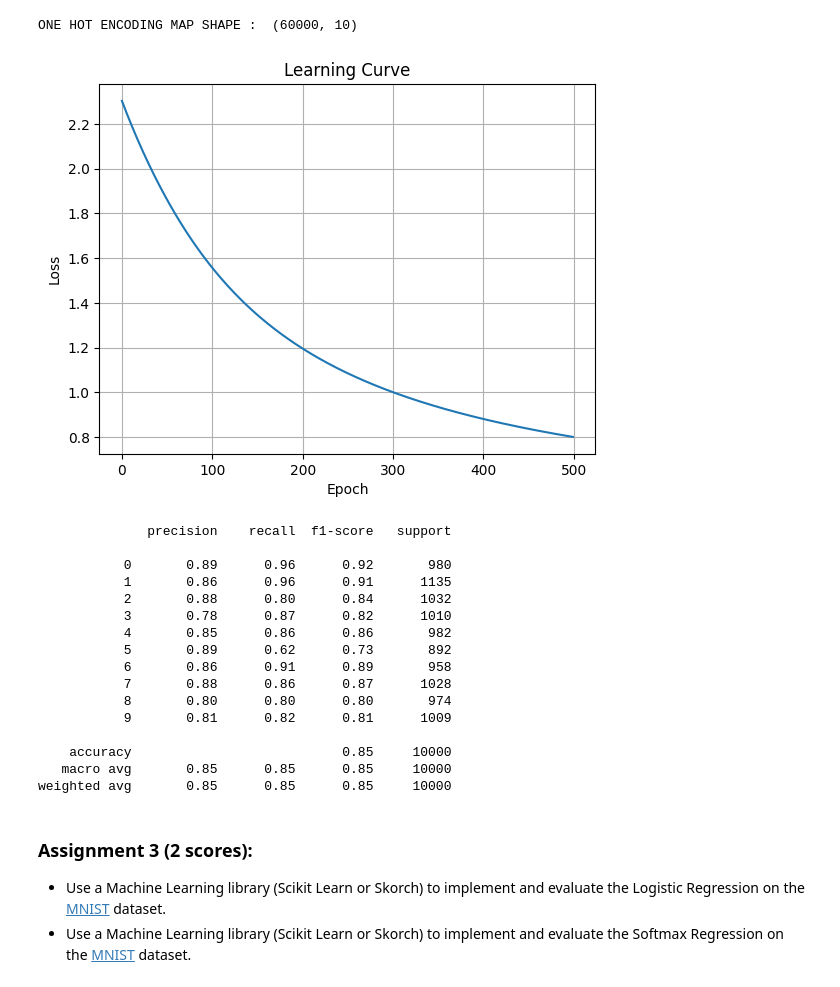
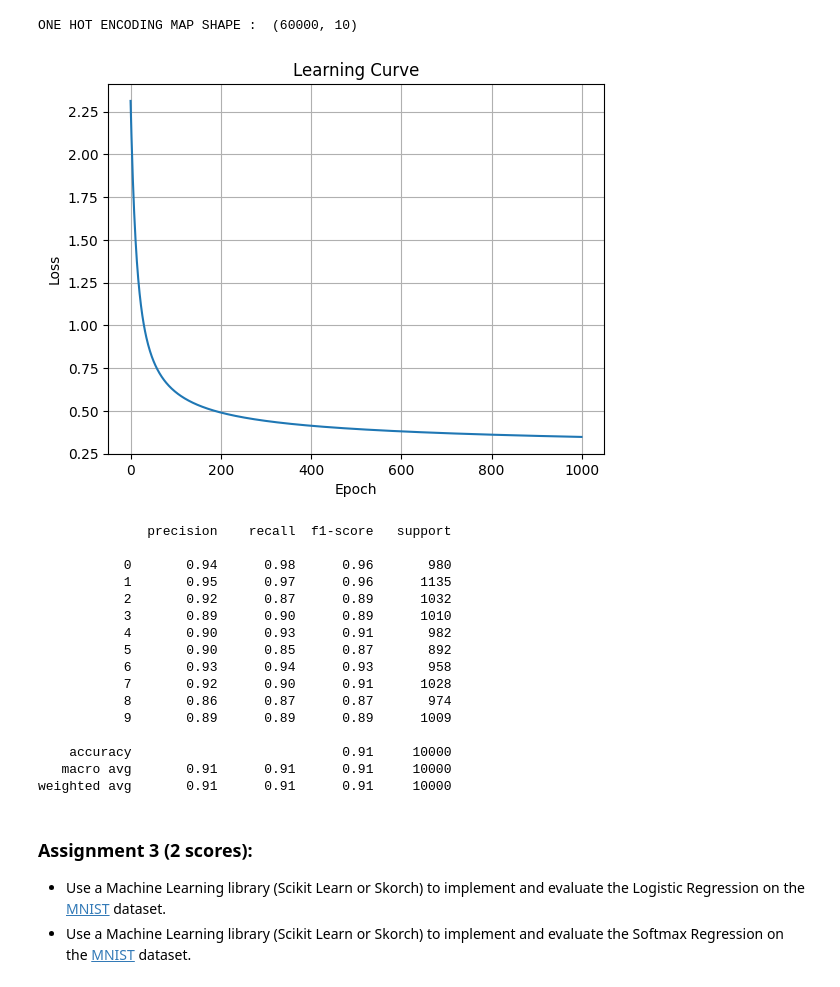
Before and after one commit to iamtro-2006/DS102_LAB02, a Jupyter notebook: assignments.ipynb, the cells around one changed output. Drawn from its saved outputs; the diff is of its cells as text; code cells hidden in the pictures.

```diff
--- a/assignments.ipynb
+++ b/assignments.ipynb
@@ -59,7 +59,7 @@ test_img = test_img.reshape(test_img.shape[0], -1)
 test_label = test_label.reshape(-1, 1)
 # %%
 class LogisticRegression :
-    def __init__(self, lr=1e-4, epochs=100):
+    def __init__(self, lr=1e-2, epochs=100):
         self.lr = lr
         self.epochs = epochs
         self.W = None
@@ -217,32 +217,32 @@ train_label_one_hot = one_hot(train_label).astype(int)
 # %% [output]
 ONE HOT ENCODING MAP SHAPE :  (60000, 10)
 # %%
-model = SoftmaxRegression(lr=1e-2, epochs=500)
+model = SoftmaxRegression(lr=1e-1, epochs=1000)
 model.fit(train_img, train_label_one_hot)
 
 model.plot_learning_curve()
 # %% [output]
-[figure, old version]
+[figure, new version]
 # %%
 y_pred = model.predict(test_img)
 print(classification_report(test_label, y_pred))
 # %% [output]
               precision    recall  f1-score   support
 
-           0       0.89      0.96      0.92       980
-           1       0.86      0.96      0.91      1135
-           2       0.88      0.80      0.84      1032
-           3       0.78      0.87      0.82      1010
-           4       0.85      0.86      0.86       982
-           5       0.89      0.62      0.73       892
-           6       0.86      0.91      0.89       958
-           7       0.88      0.86      0.87      1028
-           8       0.80      0.80      0.80       974
-           9       0.81      0.82      0.81      1009
+           0       0.94      0.98      0.96       980
+           1       0.95      0.97      0.96      1135
+           2       0.92      0.87      0.89      1032
+           3       0.89      0.90      0.89      1010
+           4       0.90      0.93      0.91       982
+           5       0.90      0.85      0.87       892
+           6       0.93      0.94      0.93       958
+           7       0.92      0.90      0.91      1028
+           8       0.86      0.87      0.87       974
+           9       0.89      0.89      0.89      1009
 
-    accuracy                           0.85     10000
-   macro avg       0.85      0.85      0.85     10000
-weighted avg       0.85      0.85      0.85     10000
+    accuracy                           0.91     10000
+   macro avg       0.91      0.91      0.91     10000
+weighted avg       0.91      0.91      0.91     10000
 # %% [markdown]
 ### Assignment 3 (2 scores):
 
```
Also changed, not shown: parts of 3 cells of this notebook.
